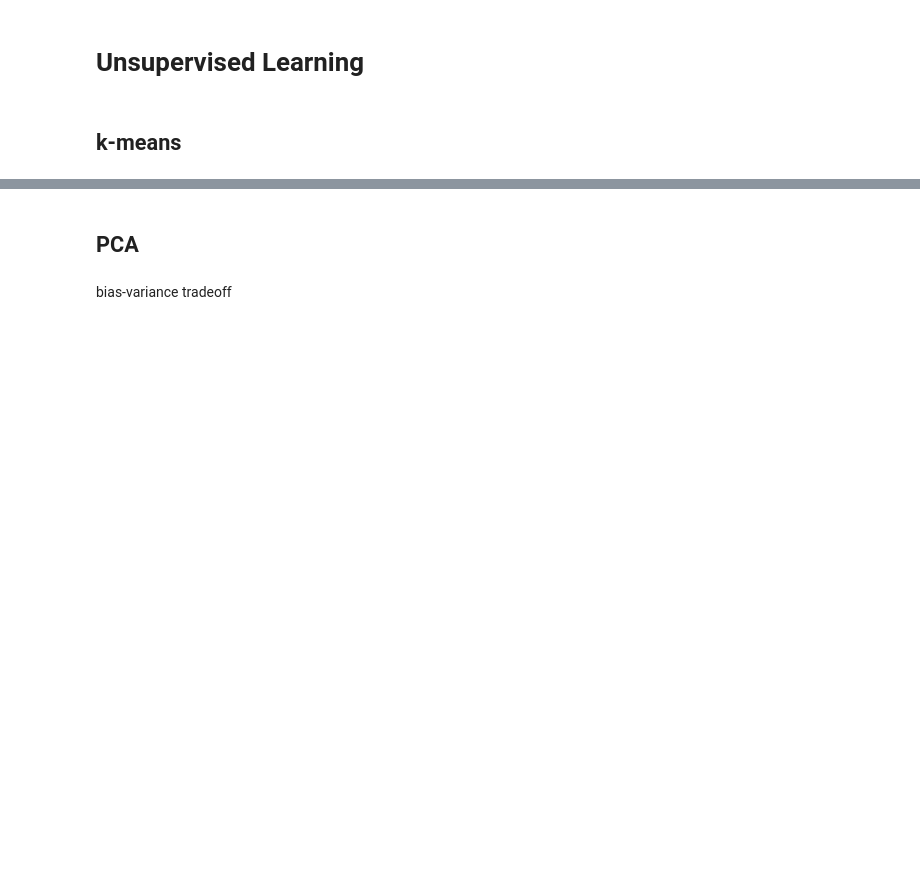
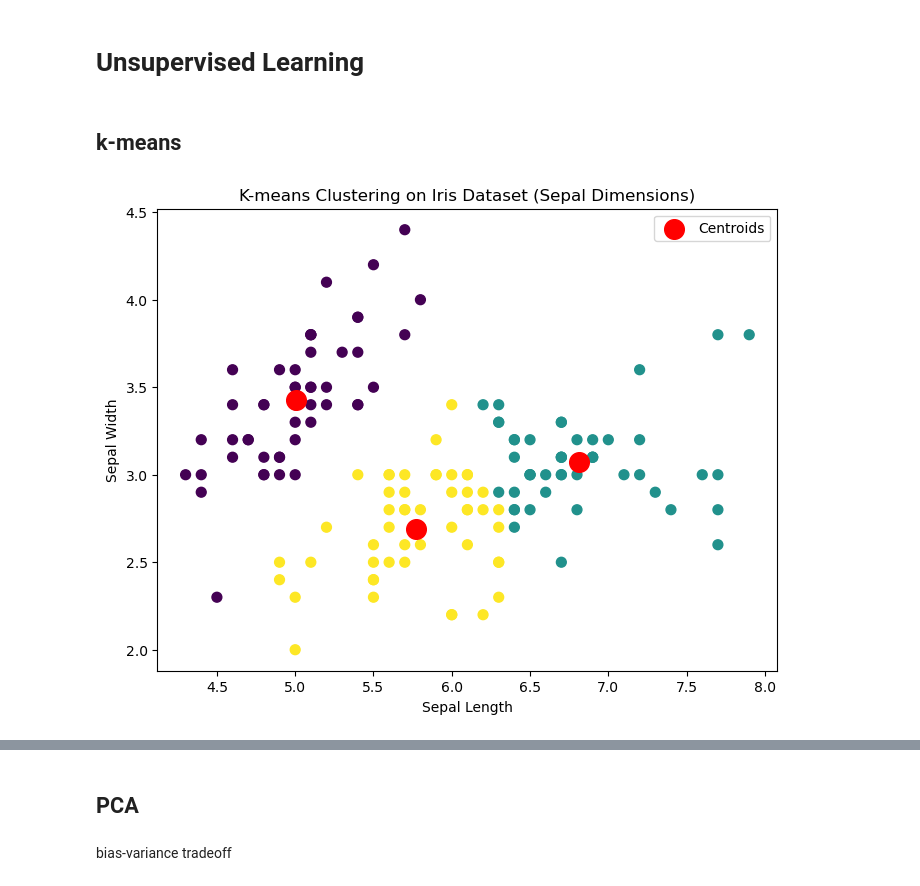
Before and after one commit to WayneBonnett/ml_crash_course, a Jupyter notebook: crash_course.ipynb, the cells around one changed output, grey strips where cells are left out. Cells and saved outputs as stored; diff of their text form; code cells hidden in the pictures; blank space fills up the shorter version.

```diff
--- a/crash_course.ipynb
+++ b/crash_course.ipynb
@@ -470,3 +497,25 @@ Here's a resource if you want to learn more: https://www.cvxpy.org/examples/mach
 # Unsupervised Learning
 # %% [markdown]
 ## k-means
+# %%
+
+# Step 1: Import the Iris dataset
+iris = load_iris()
+X = iris.data[:, :2]  # Use only the first two features (sepal length and sepal width)
+y = iris.target
+
+# Step 2: Perform K-means clustering
+kmeans = KMeans(n_clusters=3, random_state=42)
+y_kmeans = kmeans.fit_predict(X)
+
+# Step 3: Plot the K-means clusters
+plt.figure(figsize=(8, 6))
+plt.scatter(X[:, 0], X[:, 1], c=y_kmeans, cmap='viridis', s=50)
+plt.scatter(kmeans.cluster_centers_[:, 0], kmeans.cluster_centers_[:, 1], s=200, c='red', label='Centroids')
+plt.xlabel('Sepal Length')
+plt.ylabel('Sepal Width')
+plt.title('K-means Clustering on Iris Dataset (Sepal Dimensions)')
+plt.legend()
+plt.show()
+# %% [output]
+[figure, added]
```
Also changed, not shown: parts of 6 cells of this notebook.
